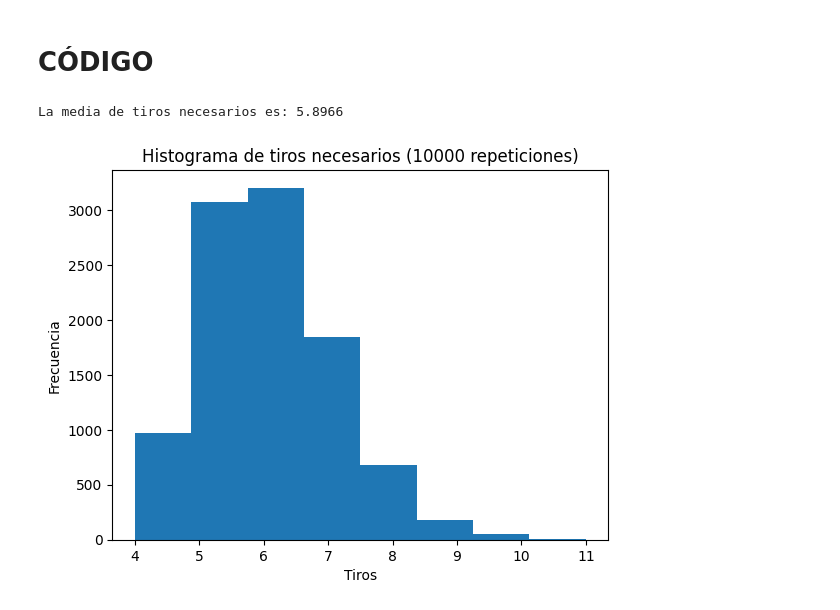
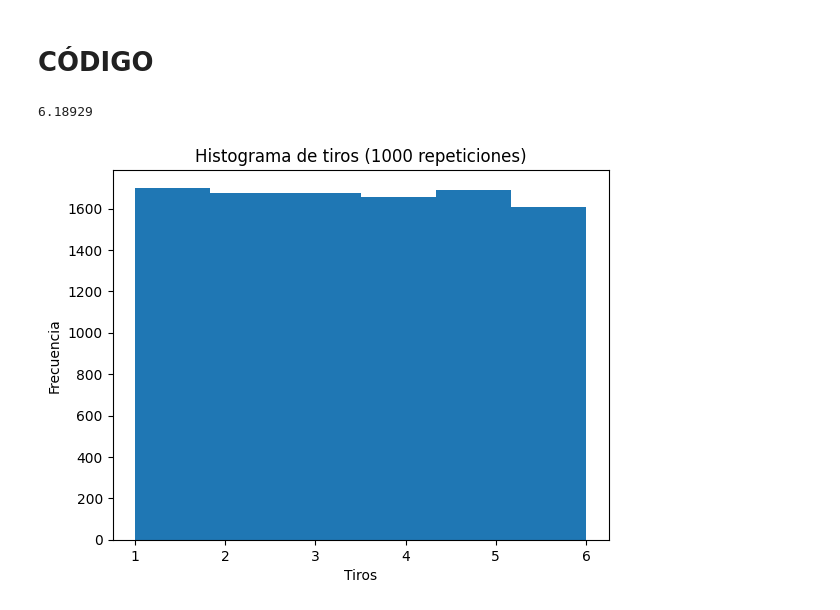
Before and after one commit to Gustavo-Ros/Simulaci-n-2, a Jupyter notebook: Serpientes_escaleras.ipynb, the cells around one changed output. Cells and saved outputs as stored; diff of their text form; code cells hidden in the pictures.

```diff
--- a/Serpientes_escaleras.ipynb
+++ b/Serpientes_escaleras.ipynb
@@ -25,23 +23,24 @@ def casillas(posicion):
   return posicion
 # %%
-n=10000
-lista=[]
-for i in range(n):
-  posicion=1
-  cont=0
-  while posicion<20:
-    tiro=rnd.choices([1,2,3,4,5,6],[1/6,1/6,1/6,1/6,1/6,1/6])
-    posicion+=tiro[0]
-    casillas(posicion)
-    cont+=1
-  lista.append(cont)
-prob=np.mean(lista)
-print("La media de tiros necesarios es:", prob)
-plt.hist(lista, bins=8)
-plt.title("Histograma de tiros necesarios (10000 repeticiones)")
-plt.xlabel("Tiros")
-plt.ylabel("Frecuencia")
-plt.show()
+def exp(n):
+  lista=[]
+  for i in range(n):
+    posicion=0
+    cont=0
+    while posicion<20:
+      tiro=rnd.choices([1,2,3,4,5,6])
+      posicion+=tiro[0]
+      casillas(posicion)
+      cont+=1
+    lista.append(cont)
+  prob=np.mean(lista)
+  return prob
-# %% [output]
-La media de tiros necesarios es: 5.8966
-[figure, removed]
+# %%
+sim=1000
+tiros_totales=[]
+for i in range(sim):
+  tiros_totales.append(exp(100))
+prob=np.mean(tiros_totales)
+print(prob)
+# %% [output]
+6.18929
@@ -47,0 +54,9 @@ La media de tiros necesarios es: 5.8966
+# %%
+tiro_s=rnd.choices([1,2,3,4,5,6],k=10000)
+plt.hist(tiro_s,bins=6)
+plt.title("Histograma de tiros (1000 repeticiones)")
+plt.xlabel("Tiros")
+plt.ylabel("Frecuencia")
+plt.show()
+# %% [output]
+[figure, added]
```
Also changed, not shown: parts of 3 cells of this notebook.
